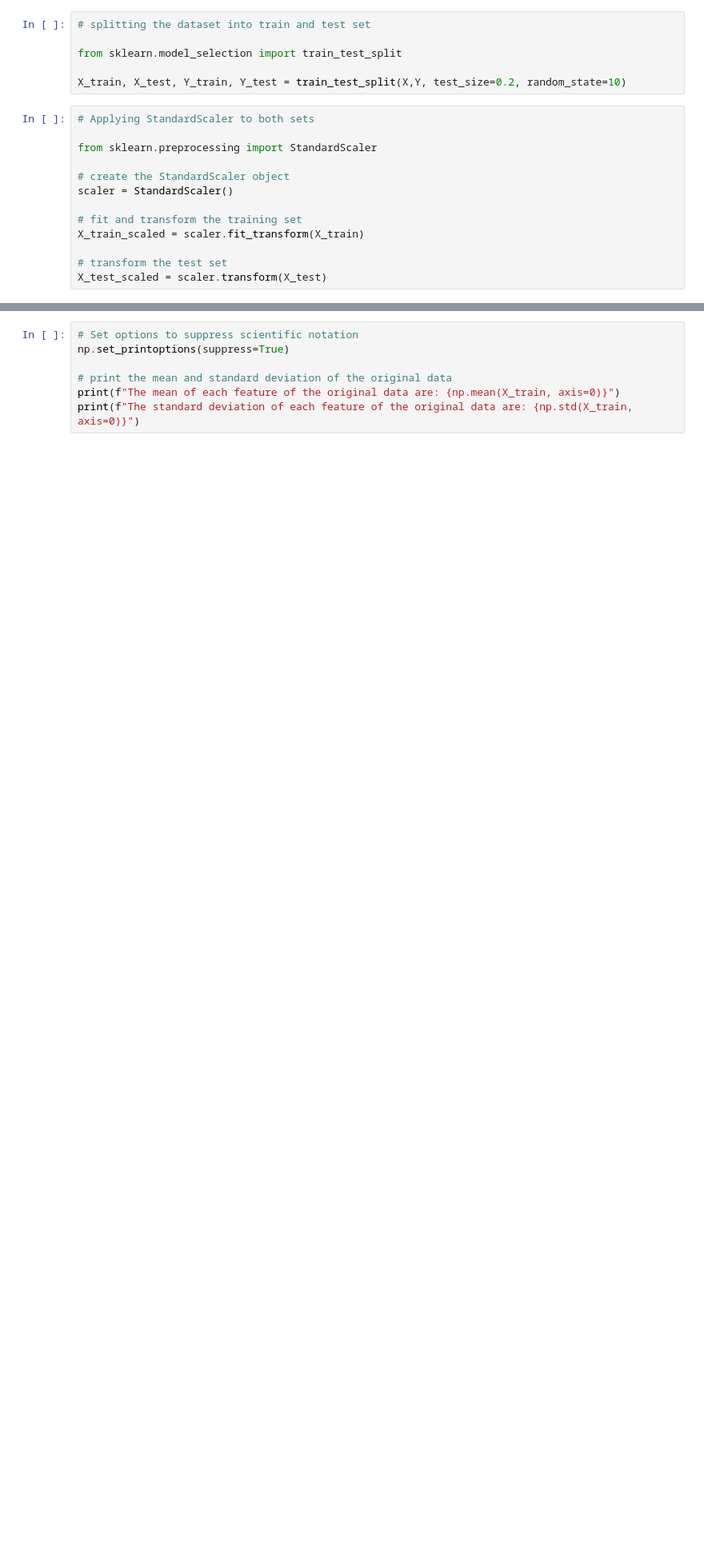
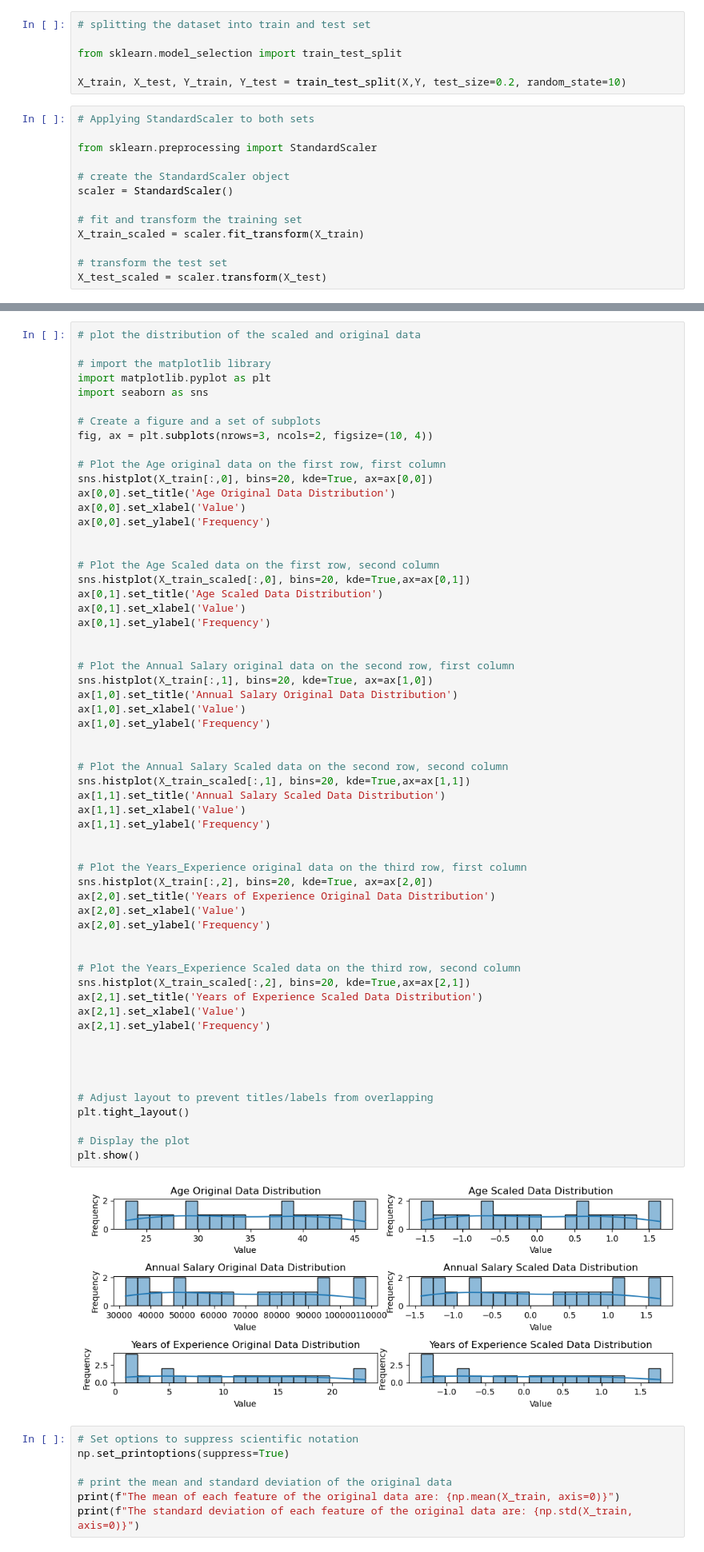
Before and after one commit to Ezerioha-ifeanyi/Week-14-Take-Home, a Jupyter notebook: Take Home.ipynb, the cells around one changed output, grey strips where cells are left out. Shown at 80% size. Cells and saved outputs as stored; diff of their text form; blank space fills up the shorter version.

Commit message:
Plotted the distribution of original data and scaled data

```diff
--- a/Take Home.ipynb
+++ b/Take Home.ipynb
@@ -372,3 +343,64 @@ plt.show()
+# %%
+# plot the distribution of the scaled and original data
+
+# import the matplotlib library
+import matplotlib.pyplot as plt
+import seaborn as sns
+
+# Create a figure and a set of subplots
+fig, ax = plt.subplots(nrows=3, ncols=2, figsize=(10, 4))
+
+# Plot the Age original data on the first row, first column
+sns.histplot(X_train[:,0], bins=20, kde=True, ax=ax[0,0])
+ax[0,0].set_title('Age Original Data Distribution')
+ax[0,0].set_xlabel('Value')
+ax[0,0].set_ylabel('Frequency')
+
+
+# Plot the Age Scaled data on the first row, second column
+sns.histplot(X_train_scaled[:,0], bins=20, kde=True,ax=ax[0,1])
+ax[0,1].set_title('Age Scaled Data Distribution')
+ax[0,1].set_xlabel('Value')
+ax[0,1].set_ylabel('Frequency')
+
+
+# Plot the Annual Salary original data on the second row, first column
+sns.histplot(X_train[:,1], bins=20, kde=True, ax=ax[1,0])
+ax[1,0].set_title('Annual Salary Original Data Distribution')
+ax[1,0].set_xlabel('Value')
+ax[1,0].set_ylabel('Frequency')
+
+
+# Plot the Annual Salary Scaled data on the second row, second column
+sns.histplot(X_train_scaled[:,1], bins=20, kde=True,ax=ax[1,1])
+ax[1,1].set_title('Annual Salary Scaled Data Distribution')
+ax[1,1].set_xlabel('Value')
+ax[1,1].set_ylabel('Frequency')
+
+
+# Plot the Years_Experience original data on the third row, first column
+sns.histplot(X_train[:,2], bins=20, kde=True, ax=ax[2,0])
+ax[2,0].set_title('Years of Experience Original Data Distribution')
+ax[2,0].set_xlabel('Value')
+ax[2,0].set_ylabel('Frequency')
+
+
+# Plot the Years_Experience Scaled data on the third row, second column
+sns.histplot(X_train_scaled[:,2], bins=20, kde=True,ax=ax[2,1])
+ax[2,1].set_title('Years of Experience Scaled Data Distribution')
+ax[2,1].set_xlabel('Value')
+ax[2,1].set_ylabel('Frequency')
+
+
+
+
+# Adjust layout to prevent titles/labels from overlapping
+plt.tight_layout()
+
+# Display the plot
+plt.show()
+# %% [output]
+[figure, added]
 # %%
 # Set options to suppress scientific notation
 np.set_printoptions(suppress=True)
```
Also changed, not shown: parts of 8 cells of this notebook.
